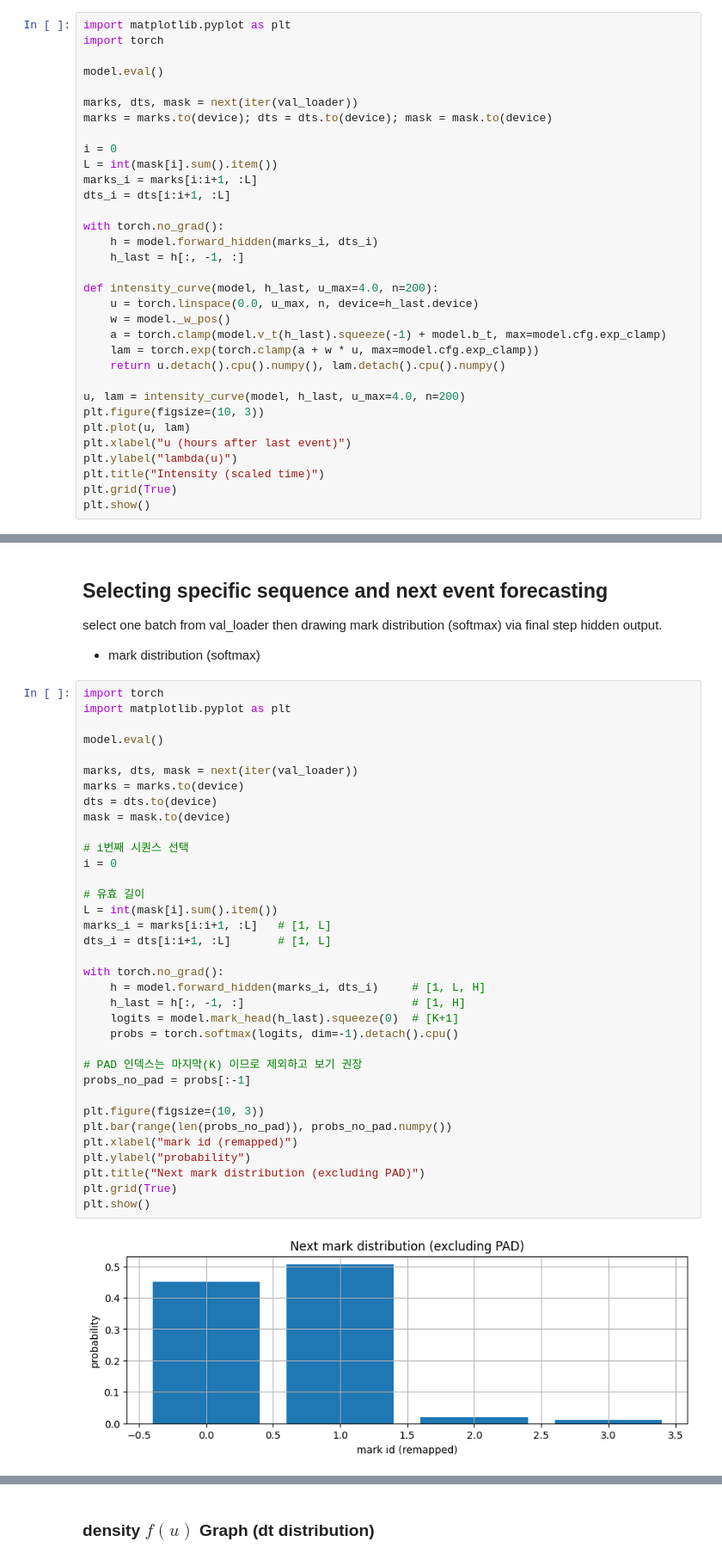
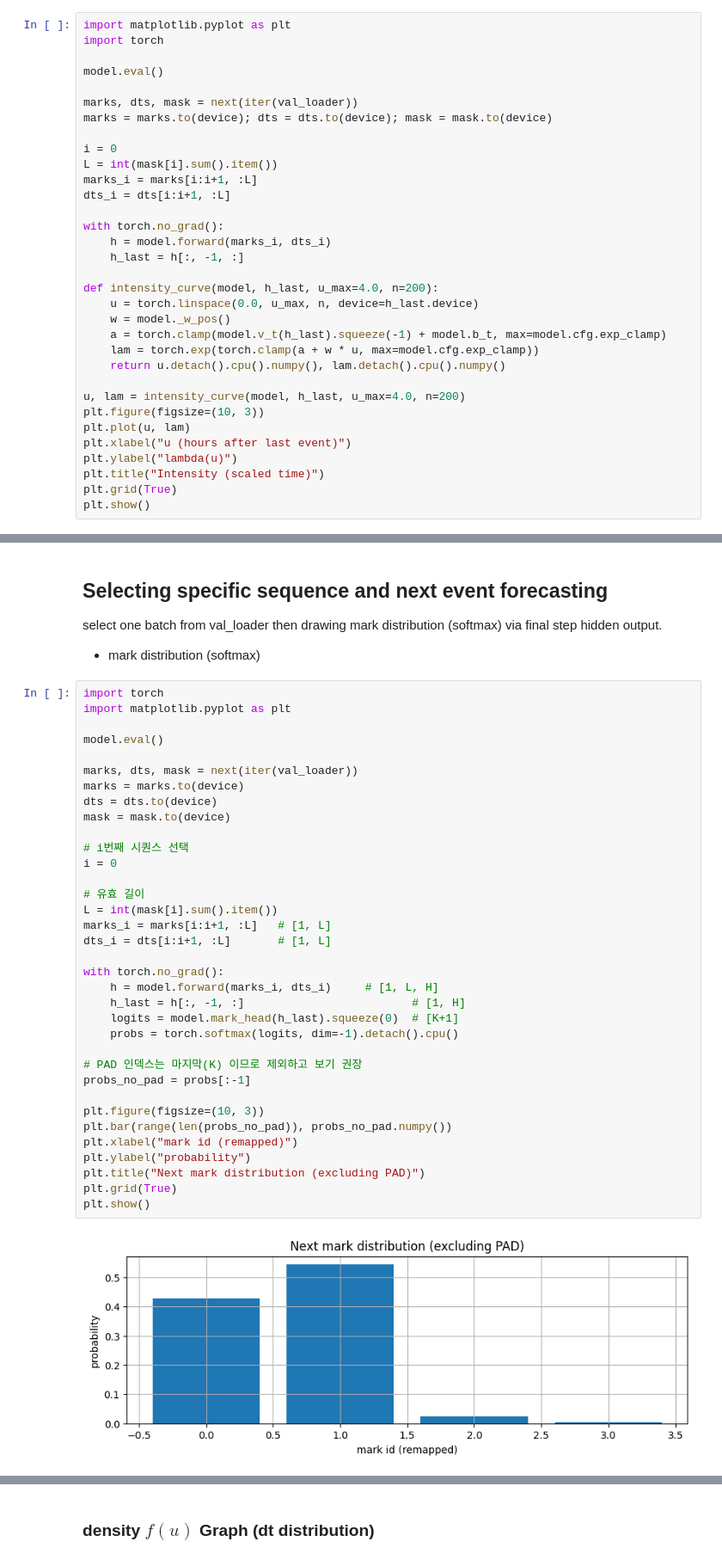
Before and after one commit to LeeKwanHyeong/paper_research, a Jupyter notebook: simple_lab_test/rmtpp_taxi.ipynb, the cells around one changed output, grey strips where cells are left out. Shown at 86% size. Drawn from its saved outputs; the diff is of its cells as text.

```diff
--- a/simple_lab_test/rmtpp_taxi.ipynb
+++ b/simple_lab_test/rmtpp_taxi.ipynb
@@ -187,7 +234,7 @@ marks_i = marks[i:i+1, :L]
 dts_i = dts[i:i+1, :L]
 
 with torch.no_grad():
-    h = model.forward_hidden(marks_i, dts_i)
+    h = model.forward(marks_i, dts_i)
     h_last = h[:, -1, :]
 
 def intensity_curve(model, h_last, u_max=4.0, n=200):
@@ -313,35 +360,35 @@ model.eval()
 
 marks, dts, mask = next(iter(val_loader))
 marks = marks.to(device)
 dts = dts.to(device)
 mask = mask.to(device)
 
 # i번째 시퀀스 선택
 i = 0
 
 # 유효 길이
 L = int(mask[i].sum().item())
 marks_i = marks[i:i+1, :L]   # [1, L]
 dts_i = dts[i:i+1, :L]       # [1, L]
 
 with torch.no_grad():
-    h = model.forward_hidden(marks_i, dts_i)     # [1, L, H]
+    h = model.forward(marks_i, dts_i)     # [1, L, H]
     h_last = h[:, -1, :]                         # [1, H]
     logits = model.mark_head(h_last).squeeze(0)  # [K+1]
     probs = torch.softmax(logits, dim=-1).detach().cpu()
 
 # PAD 인덱스는 마지막(K) 이므로 제외하고 보기 권장
 probs_no_pad = probs[:-1]
 
 plt.figure(figsize=(10, 3))
 plt.bar(range(len(probs_no_pad)), probs_no_pad.numpy())
 plt.xlabel("mark id (remapped)")
 plt.ylabel("probability")
 plt.title("Next mark distribution (excluding PAD)")
 plt.grid(True)
 plt.show()
 # %% [output]
-[figure, old version]
+[figure, new version]
 # %% [markdown]
 ## Drawing the 'time model' itself: intensity / density / survival
 The time part of the RMTPP is given by the last hidden ${h_j}$
```
Also changed, not shown: parts of 11 cells of this notebook, 29 other files.
